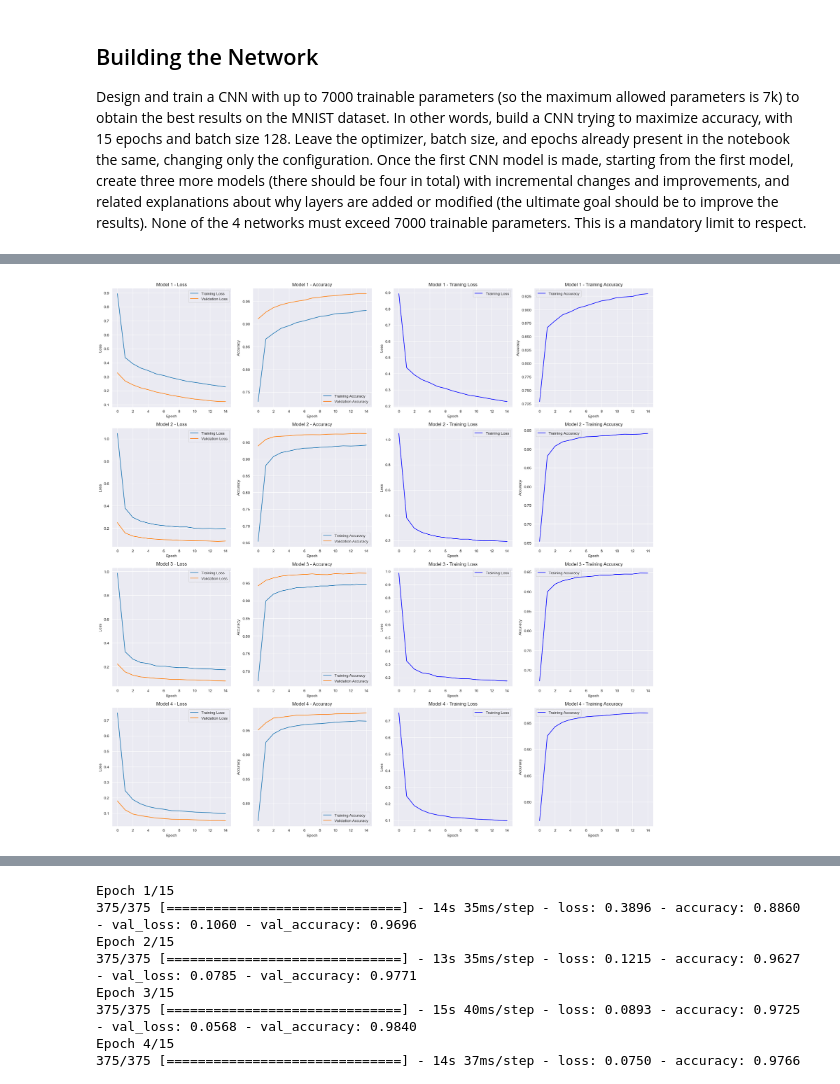
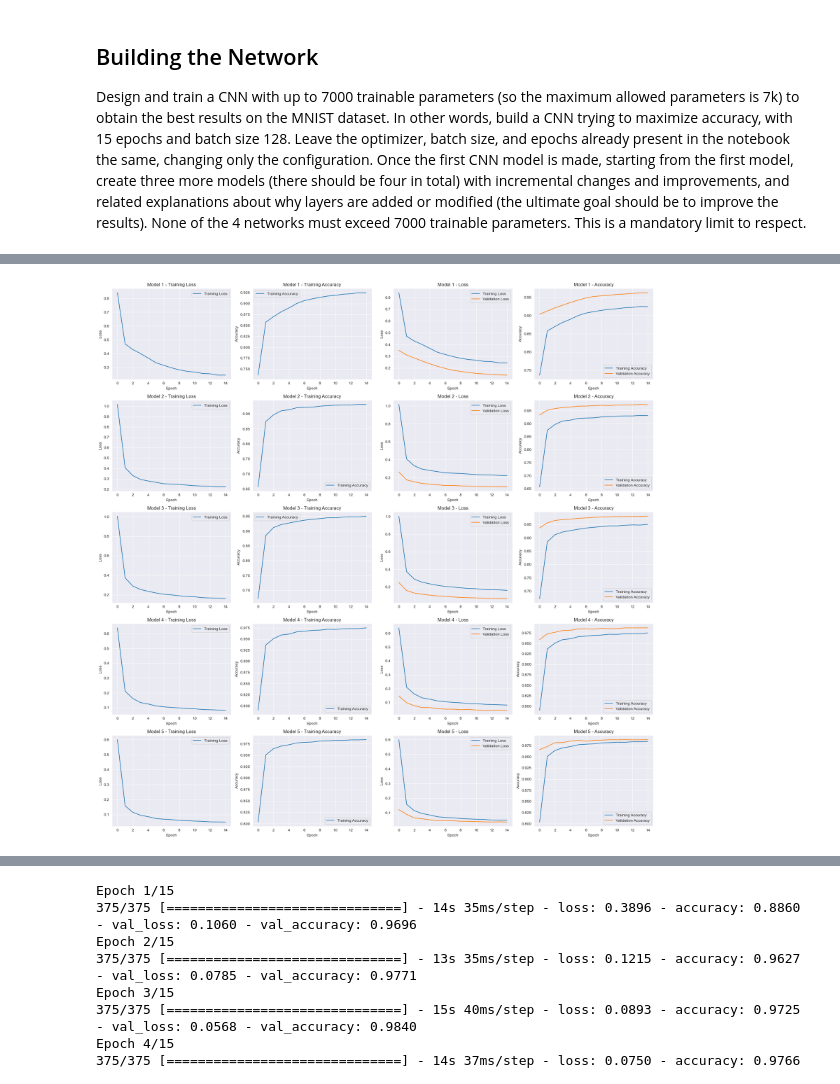
Before and after one commit to andreamoleri/AML-Assignments, a Jupyter notebook: Assignment 3/Assignment 3.ipynb, the cells around one changed output, grey strips where cells are left out. Cells and saved outputs as stored; diff of their text form; code cells hidden in the pictures.

Commit message:
Improved Models

```diff
--- a/Assignment 3/Assignment 3.ipynb
+++ b/Assignment 3/Assignment 3.ipynb
@@ -283,7 +326,7 @@ epochs = 15
 
 # Function to plot the performance of the models during training
 # This function creates plots for the loss and accuracy of both training and validation datasets
-def plot_performance(history, ax, model_name, show_full=True):
+def plot_performance(history, ax, model_name, show_full=False):
     # Extract the training and validation metrics from the history object
     train_acc = history.history['accuracy']
     train_loss = history.history['loss']
@@ -307,26 +350,26 @@ def plot_performance(history, ax, model_name, show_full=True):
         ax[1].legend()
     else:
         # If only the training metrics are required, display only the training loss/accuracy
-        ax[0].plot(train_loss, label='Training Loss', color='blue')
+        ax[0].plot(train_loss, label='Training Loss')
         ax[0].set_xlabel('Epoch')
         ax[0].set_ylabel('Loss')
         ax[0].set_title(f'{model_name} - Training Loss')
         ax[0].legend()
 
-        ax[1].plot(train_acc, label='Training Accuracy', color='blue')
+        ax[1].plot(train_acc, label='Training Accuracy')
         ax[1].set_xlabel('Epoch')
         ax[1].set_ylabel('Accuracy')
         ax[1].set_title(f'{model_name} - Training Accuracy')
         ax[1].legend()
 
 # List of models to be evaluated
-models = [model_1, model_2, model_3, model_4]
+models = [model_1, model_2, model_3, model_4, model_5]
 
 # Corresponding names of the models for labeling the plots
-model_names = ["Model 1", "Model 2", "Model 3", "Model 4"]
+model_names = ["Model 1", "Model 2", "Model 3", "Model 4", "Model 5"]
 
 # Create a grid of subplots for displaying the performance of each model
-fig, axes = plt.subplots(4, 4, figsize=(20, 20))
+fig, axes = plt.subplots(5, 4, figsize=(20, 20))
 
 # Lists to store the training history and test results for each model
 histories = []
@@ -342,8 +385,8 @@ for i, model in enumerate(models):
     histories.append(history)
 
     # Plot the training and validation loss/accuracy for the current model
-    plot_performance(history, axes[i, 0:2], model_names[i], show_full=True)
-    plot_performance(history, axes[i, 2:4], model_names[i], show_full=False)
+    plot_performance(history, axes[i, 2:4], model_names[i], show_full=True)
+    plot_performance(history, axes[i, 0:2], model_names[i], show_full=False)
 
     # Evaluate the model's performance on the test data
     score = model.evaluate(x_test, y_test, verbose=0)
@@ -378,3 +421,3 @@ Epoch 15/15
-[figure, old version]
+[figure, new version]
 Test Results:
 
```
Also changed, not shown: parts of 5 cells of this notebook, 1 other file.
